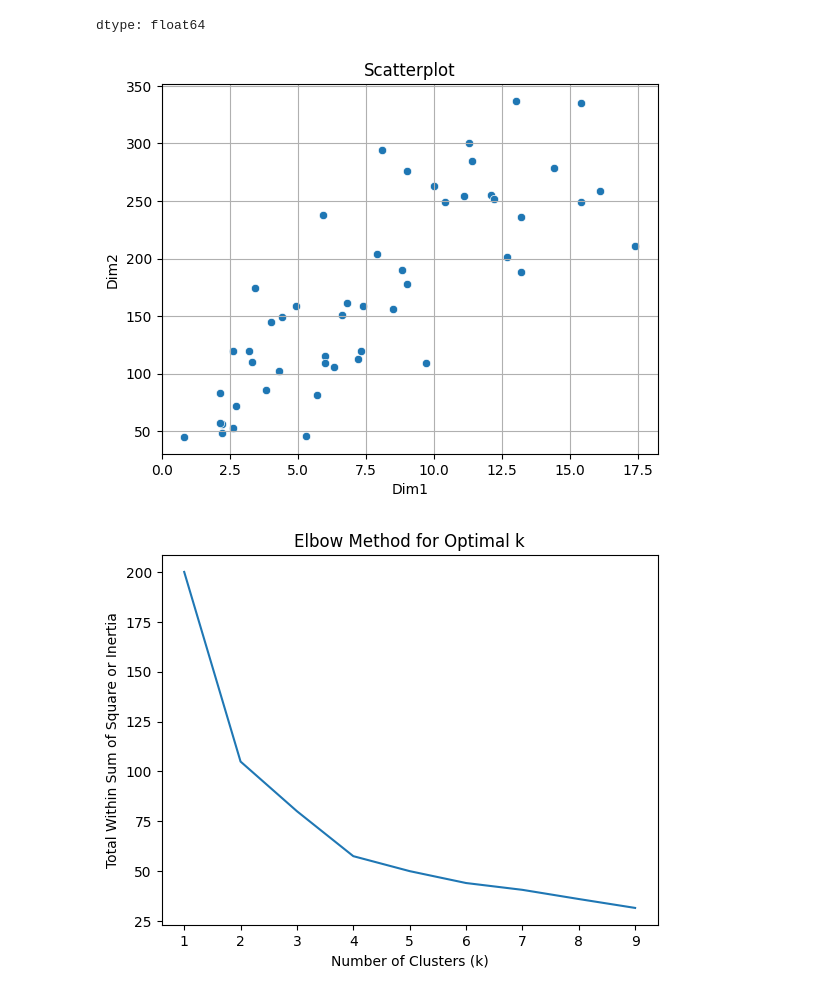
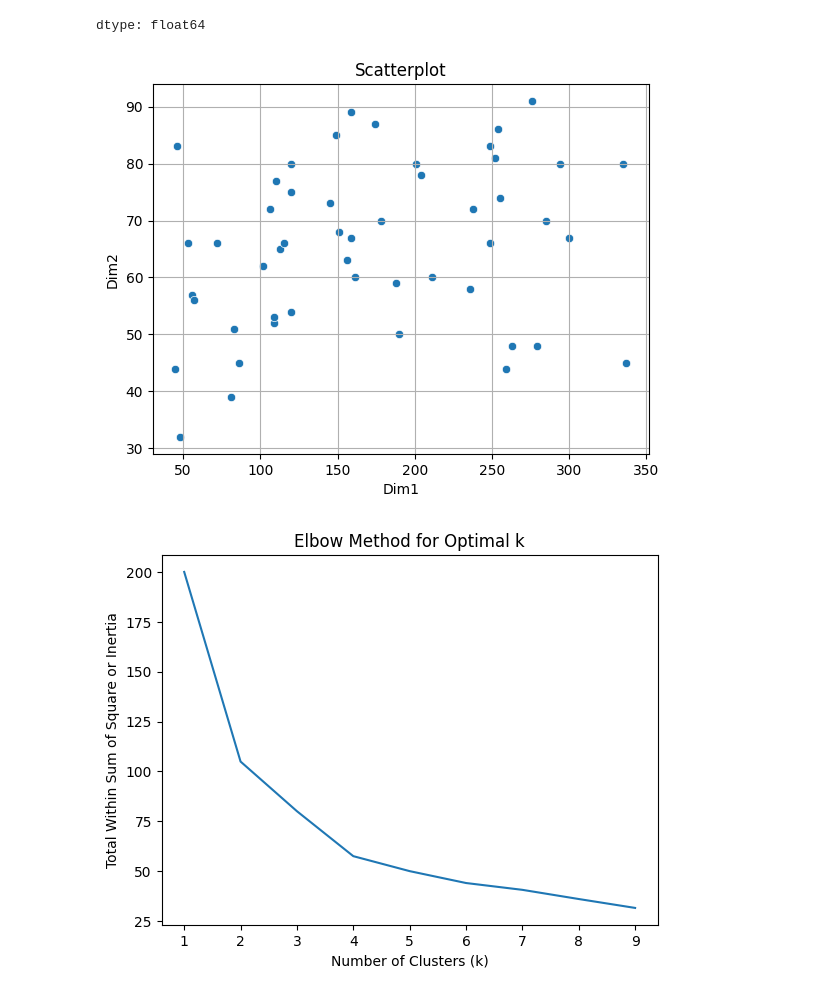
Before and after one commit to sudishaG/Clustering, a Jupyter notebook: Kmeans_USArrests.ipynb, the cells around one changed output. Saved outputs shown, nothing was run; the diff lists cells and outputs as text; code cells hidden in the pictures.

```diff
--- a/Kmeans_USArrests.ipynb
+++ b/Kmeans_USArrests.ipynb
@@ -80,14 +80,14 @@ dtype: float64
 # %%
 import seaborn as sns
 # %%
-sns.scatterplot(df,x='Murder',y='Assault')
+sns.scatterplot(df,x='Assault',y='UrbanPop')
 plt.xlabel('Dim1')
 plt.ylabel('Dim2')
 plt.title('Scatterplot')
 plt.grid(True)
 plt.show()
 # %% [output]
-[figure, old version]
+[figure, new version]
 # %%
 #Creates an object that can perform the necessary data preprocessing (standardization) for PCA.
 scaler = StandardScaler(with_std=True,with_mean=True)
```
Also changed, not shown: parts of 1 cell of this notebook.
